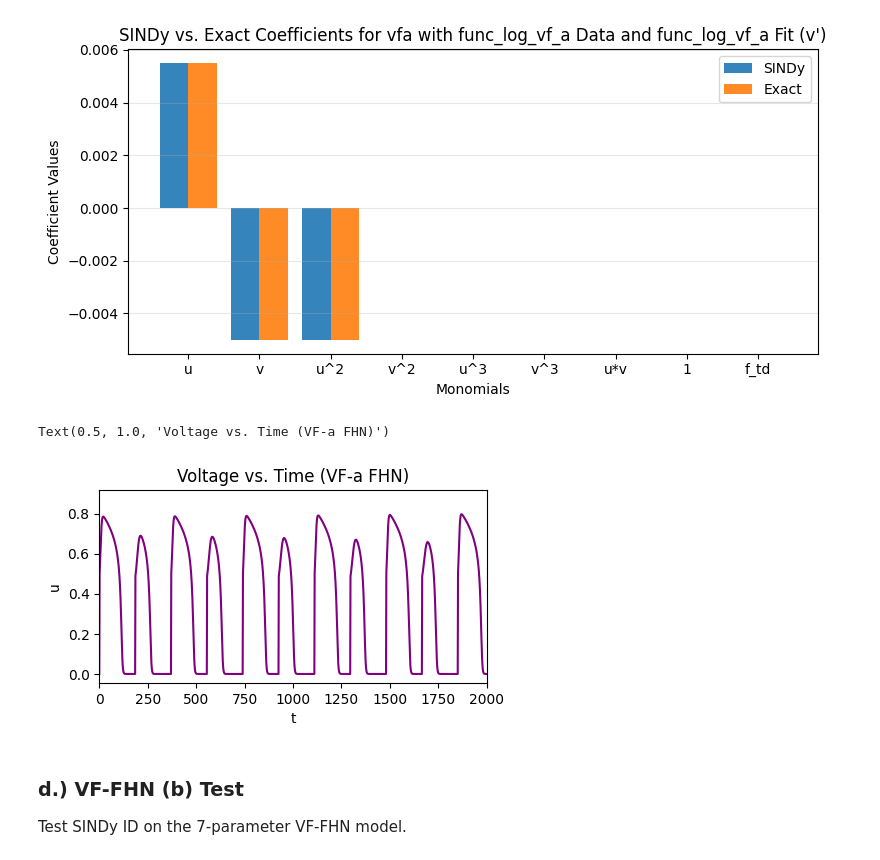
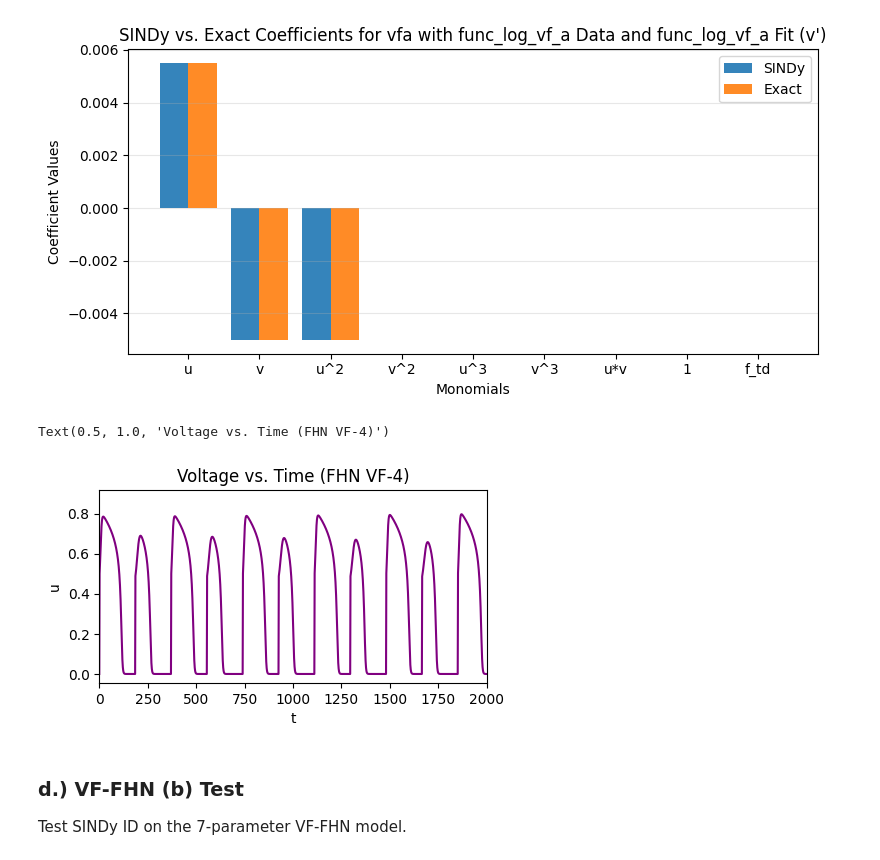
Before and after one commit to cswelch/SINDy-for-Cardiac-Electrophysiology, a Jupyter notebook: SINDy_non_autonomous_test.ipynb, the cells around one changed output. Saved outputs shown, nothing was run; the diff lists cells and outputs as text; code cells hidden in the pictures.

```diff
--- a/SINDy_non_autonomous_test.ipynb
+++ b/SINDy_non_autonomous_test.ipynb
@@ -567,15 +567,15 @@ v' = 0.00550 u + -0.00500 v + -0.00500 u^2
 [figure]
 # %%
 # Make sure voltage plots look correct.
-plt.figure(figsize=(5, 2.5))
+plt.figure(figsize=(5, 2.5), dpi=100)
 plt.plot(cur_gen_library_c.states_fhn_td[:, 2], cur_gen_library_c.states_fhn_td[:, 0], label='u vs. t', color='purple')
 plt.xlim(0, 2000)
 plt.xlabel('t')
 plt.ylabel('u')
-plt.title('Voltage vs. Time (VF-a FHN)')
+plt.title('Voltage vs. Time (FHN VF-4)')
 # %% [output]
-Text(0.5, 1.0, 'Voltage vs. Time (VF-a FHN)')
+Text(0.5, 1.0, 'Voltage vs. Time (FHN VF-4)')
-[figure, old version]
+[figure, new version]
 # %% [markdown]
 ### d.) VF-FHN (b) Test
 Test SINDy ID on the 7-parameter VF-FHN model.
```
Also changed, not shown: parts of 2 cells of this notebook, 4 other files.
